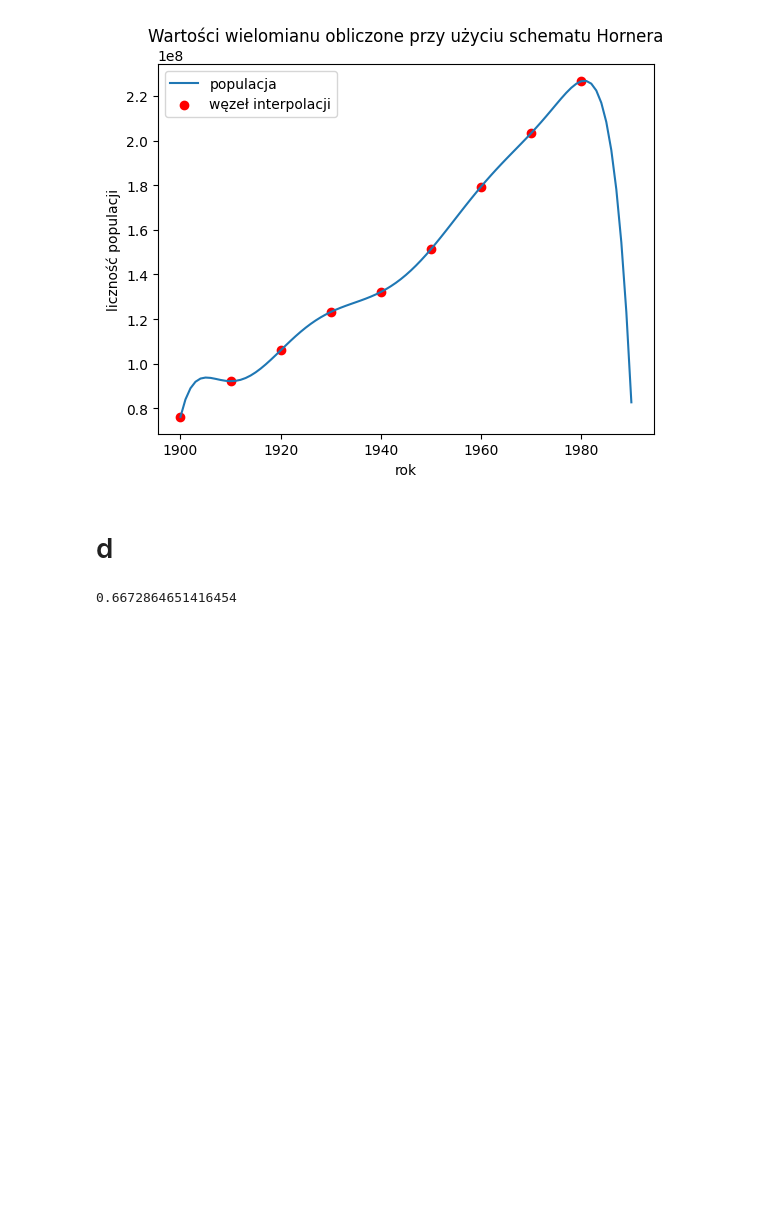
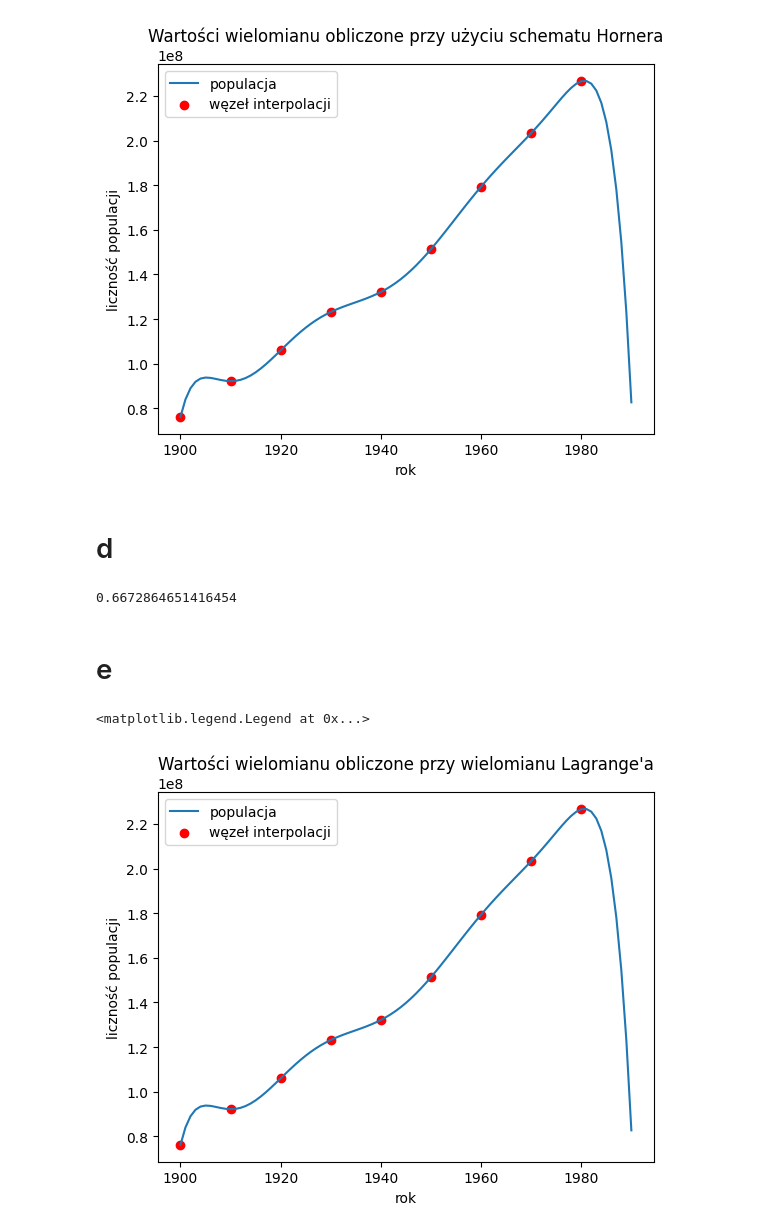
Before and after one commit to Szymbuk/MOWNIT, a Jupyter notebook: lab3/z1.ipynb, the cells around one changed output. Saved outputs shown, nothing was run; the diff lists cells and outputs as text; code cells hidden in the pictures; blank space fills up the shorter version.

```diff
--- a/lab3/z1.ipynb
+++ b/lab3/z1.ipynb
@@ -18,8 +18,8 @@ def phi4(t,j):
 # %%
 file = pd.read_csv("./lab3/USA_population.csv", delimiter=';').dropna()
 # %%
-years = np.astype(file.Rok.values,np.float64)
-populations = file.Populacja.values
+years = np.astype(file.Rok.values_horner, np.float64)
+populations = file.Populacja.values_horner
 # %% [markdown]
 # a
 # %%
@@ -100,3 +100,32 @@ relative_error = abs(estimated_value-true_value)/true_value
 print(relative_error)
 # %% [output]
 0.6672864651416454
+# %% [markdown]
+ # e
+# %%
+def create_lagrange_polynomial(nodes):
+    result_functions = []
+
+    for j in range(len(nodes)):
+        l_j = lambda x, j_idx=j, all_nodes=nodes: np.prod([
+            (x - n) / (all_nodes[j_idx] - n)
+            for k, n in enumerate(all_nodes) if k != j_idx
+        ],axis=0)
+        result_functions.append(l_j)
+
+    return result_functions
+# %%
+unique_polynomials = create_lagrange_polynomial(years)
+lagrange_poly = lambda x: sum(y * L(x) for y, L in zip(populations, unique_polynomials))
+values_lagrange = lagrange_poly(all_years)
+# %%
+plt.clf()
+plt.plot(all_years, values_lagrange, label="populacja")
+plt.scatter(years,populations,color="red",label="węzeł interpolacji")
+plt.title("Wartości wielomianu obliczone przy wielomianu Lagrange'a")
+plt.xlabel("rok")
+plt.ylabel("liczność populacji")
+plt.legend()
+# %% [output]
+<matplotlib.legend.Legend at 0x...>
+[figure, added]
```
Also changed, not shown: parts of 3 cells of this notebook, 1 other file.
